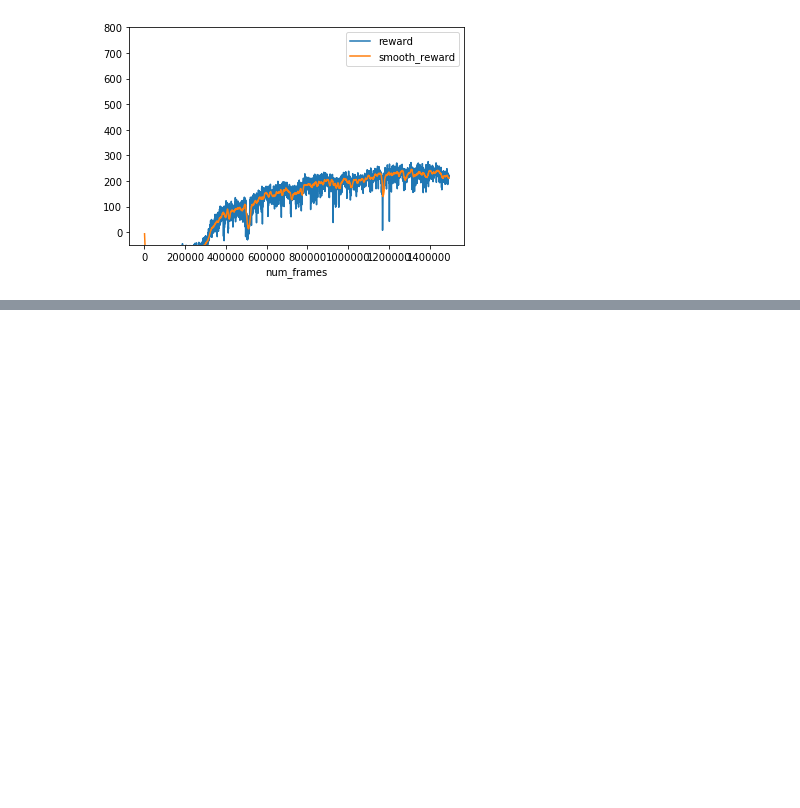
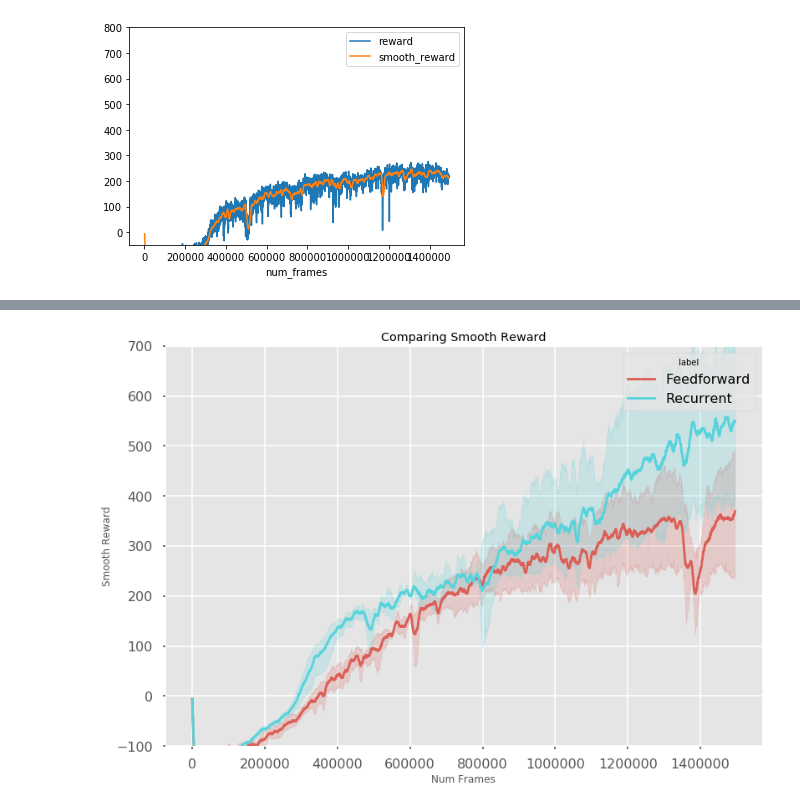
Before and after one commit to kying18/fin-rl, a Jupyter notebook: recurrent ppo - half cheetah - num layers 1 - right action space...?? - angle sin.ipynb, the cells around one changed output, grey strips where cells are left out. Cells and saved outputs as stored; diff of their text form; code cells hidden in the pictures; blank space fills up the shorter version.

```diff
--- a/recurrent ppo - half cheetah - num layers 1 - right action space...?? - angle sin.ipynb
+++ b/recurrent ppo - half cheetah - num layers 1 - right action space...?? - angle sin.ipynb
@@ -625,28 +650,32 @@ Num eps:  5000
+# %%
+removed = rnn.pop(5)
 # %%
 import matplotlib.style as style
 import seaborn as sns
 
 style.use('seaborn-poster') #sets the size of the charts
 style.use('ggplot')
 
 for df in fwd:
     df['label'] = "Feedforward"
 
 for df in rnn:
     df['label'] = "Recurrent"
 
 all_logs = []
 all_logs.extend(fwd)
 all_logs.extend(rnn)
 
 logs = pd.concat(all_logs, ignore_index=True)
 nums = len(logs['label'].unique())
 palette = sns.color_palette("hls", nums)
 fig = plt.figure()
 ax = sns.lineplot(x='num_frames', y='smooth_reward', data=logs, estimator='mean', palette=palette, hue='label')
 ax.set_title('Comparing Smooth Reward')
 ax.set_xlabel('Num Frames')
 ax.set_ylabel('Smooth Reward')
-ax.set_ylim((-50, 600))
+ax.set_ylim((-100, 700))
 plt.show()
 fig.savefig('ppo - half cheetah - 2state(sin), 1layerac, 6action.png')
+# %% [output]
+[figure, added]
```
Also changed, not shown: parts of 4 cells of this notebook, 2 other files.
